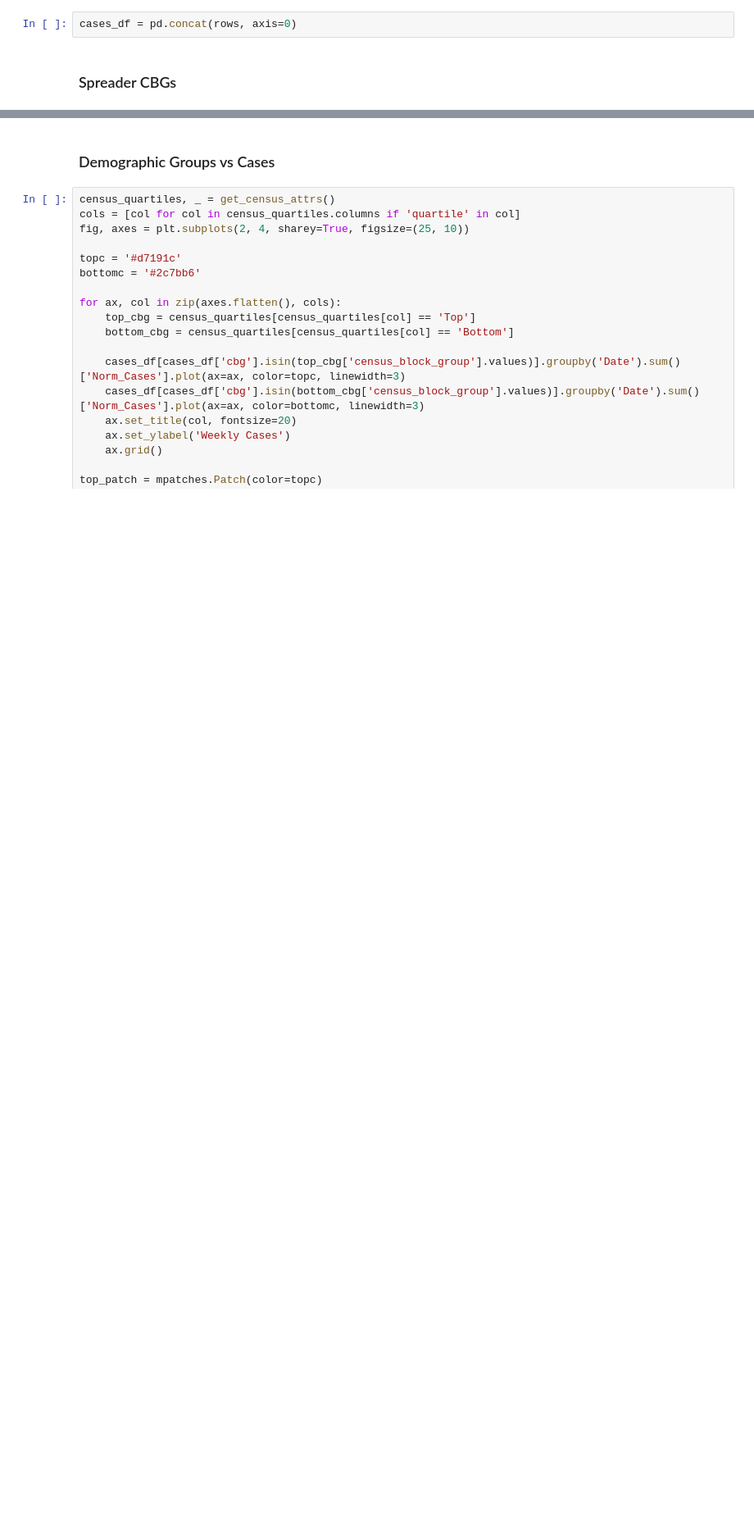
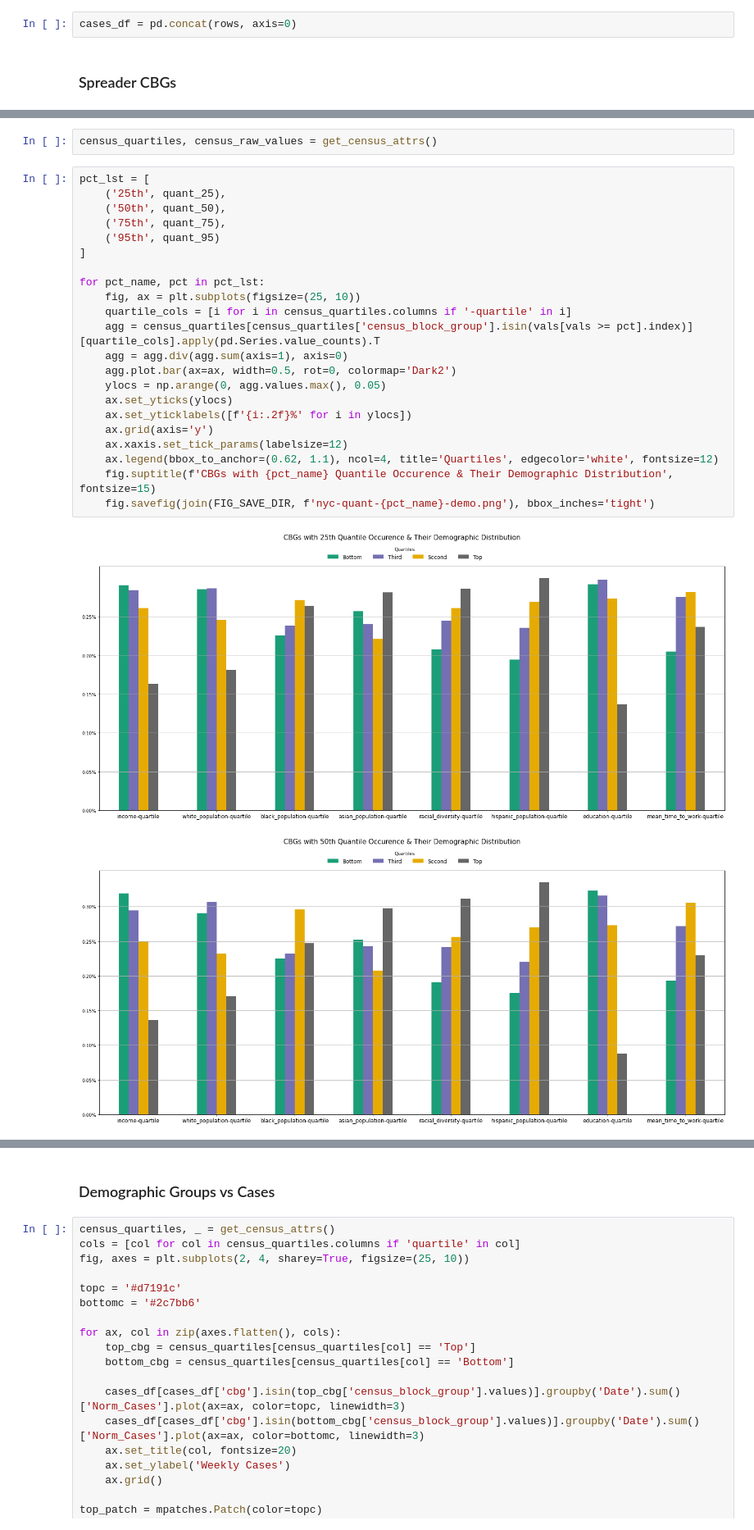
Before and after one commit to hasanalpboz/safegraph-covid19-mobility, a Jupyter notebook: scripts/notebooks/network-centrality-evolution.ipynb, the cells around one changed output, grey strips where cells are left out. Shown at 82% size. Saved outputs shown, nothing was run; the diff lists cells and outputs as text; blank space fills up the shorter version.

```diff
--- a/scripts/notebooks/network-centrality-evolution.ipynb
+++ b/scripts/notebooks/network-centrality-evolution.ipynb
@@ -112,0 +183,27 @@ cases_df = pd.concat(rows, axis=0)
+# %%
+census_quartiles, census_raw_values = get_census_attrs()
+# %%
+pct_lst = [
+    ('25th', quant_25),
+    ('50th', quant_50),
+    ('75th', quant_75),
+    ('95th', quant_95)
+]
+
+for pct_name, pct in pct_lst:
+    fig, ax = plt.subplots(figsize=(25, 10))
+    quartile_cols = [i for i in census_quartiles.columns if '-quartile' in i]
+    agg = census_quartiles[census_quartiles['census_block_group'].isin(vals[vals >= pct].index)][quartile_cols].apply(pd.Series.value_counts).T
+    agg = agg.div(agg.sum(axis=1), axis=0)
+    agg.plot.bar(ax=ax, width=0.5, rot=0, colormap='Dark2')
+    ylocs = np.arange(0, agg.values.max(), 0.05)
+    ax.set_yticks(ylocs)
+    ax.set_yticklabels([f'{i:.2f}%' for i in ylocs])
+    ax.grid(axis='y')
+    ax.xaxis.set_tick_params(labelsize=12)
+    ax.legend(bbox_to_anchor=(0.62, 1.1), ncol=4, title='Quartiles', edgecolor='white', fontsize=12)
+    fig.suptitle(f'CBGs with {pct_name} Quantile Occurence & Their Demographic Distribution', fontsize=15)
+    fig.savefig(join(FIG_SAVE_DIR, f'nyc-quant-{pct_name}-demo.png'), bbox_inches='tight')
+# %% [output]
+[figure, added]
+[figure, added]
```
Also changed, not shown: parts of 4 cells of this notebook, 5 other files.
